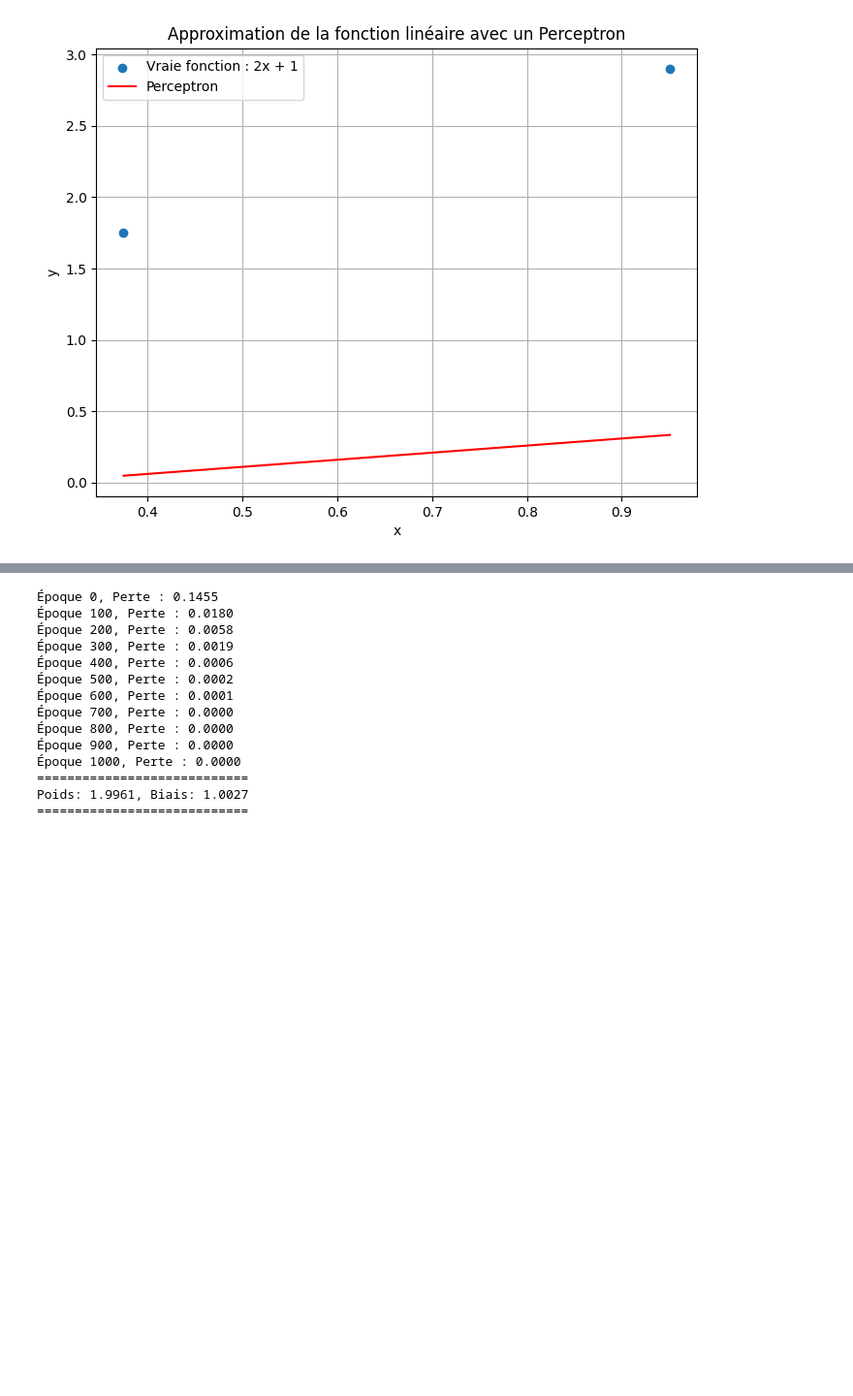
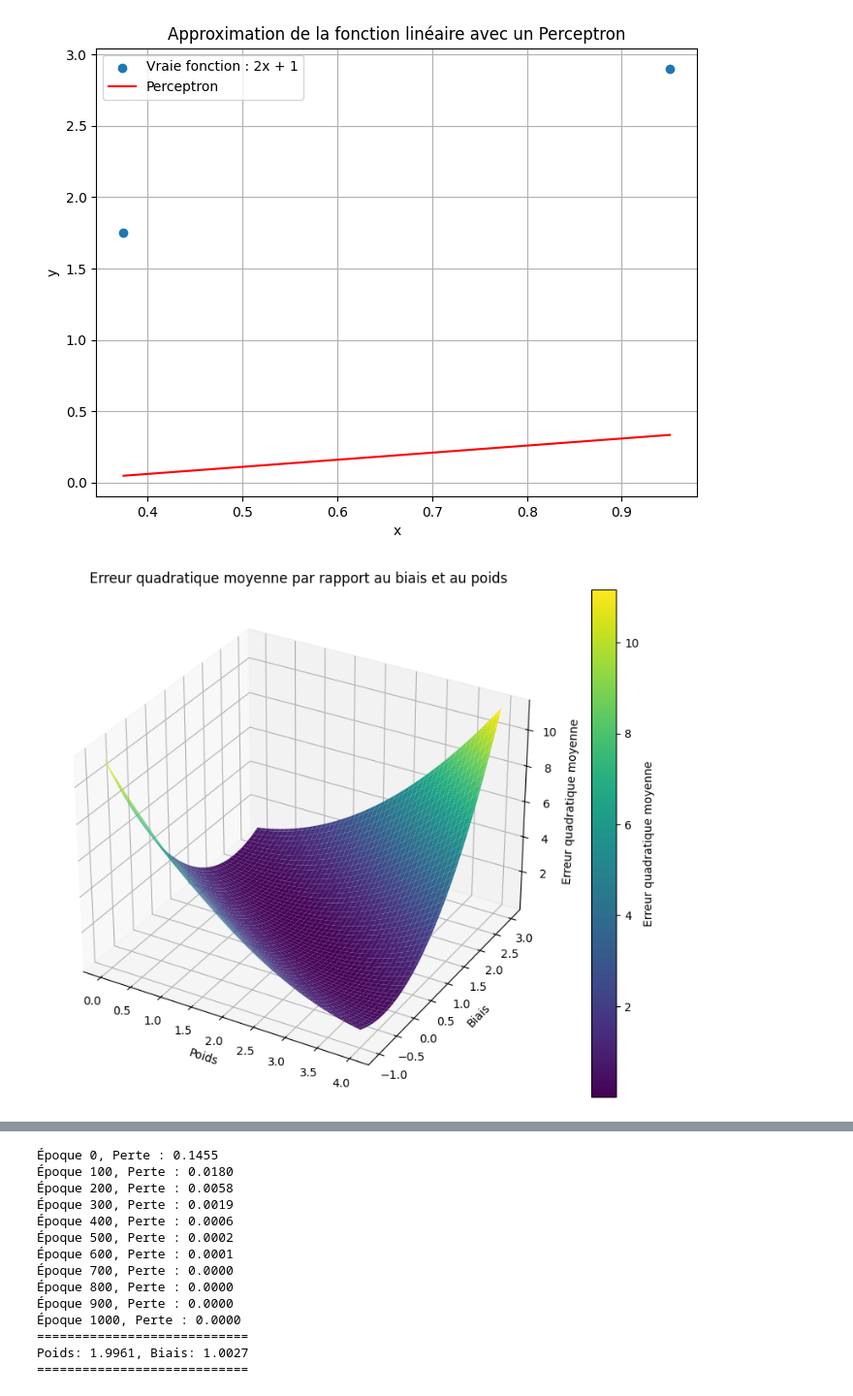
Before and after one commit to Garage-ISEP/build-a-brain, a Jupyter notebook: ws-1.ipynb, the cells around one changed output, grey strips where cells are left out. Shown: that part at 97% size. Drawn from its saved outputs; the diff is of its cells as text; code cells hidden in the pictures; blank space fills up the shorter version.

```diff
--- a/ws-1.ipynb
+++ b/ws-1.ipynb
@@ -52,3 +52,34 @@ plt.grid(True)
 plt.show()
 # %% [output]
 [figure]
+# %%
+np.random.seed(42)
+X = np.random.rand(2, 1)
+y = 2 * X + 1
+# Define a range of weight and bias values to test
+weight_range = np.linspace(0, 4, 100)
+bias_range = np.linspace(-1, 3, 100)
+weight_grid, bias_grid = np.meshgrid(weight_range, bias_range)
+
+# Calculate squared errors for each weight and bias combination
+squared_errors = np.zeros_like(weight_grid)
+for i in range(len(weight_range)):
+    for j in range(len(bias_range)):
+        weight = weight_range[i]
+        bias = bias_range[j]
+        predictions = weight * X + bias
+        error = np.mean((predictions - y)**2)
+        squared_errors[j, i] = error
+
+# Plot squared errors in 3D
+fig = plt.figure(figsize=(12, 8))
+ax = fig.add_subplot(111, projection='3d')
+surf = ax.plot_surface(weight_grid, bias_grid, squared_errors, cmap='viridis')
+fig.colorbar(surf, ax=ax, label='Erreur quadratique moyenne')
+ax.set_xlabel('Poids')
+ax.set_ylabel('Biais')
+ax.set_zlabel('Erreur quadratique moyenne')
+ax.set_title('Erreur quadratique moyenne par rapport au biais et au poids')
+plt.show()
+# %% [output]
+[figure, added]
```
Also changed, not shown: parts of 1 cell of this notebook.
